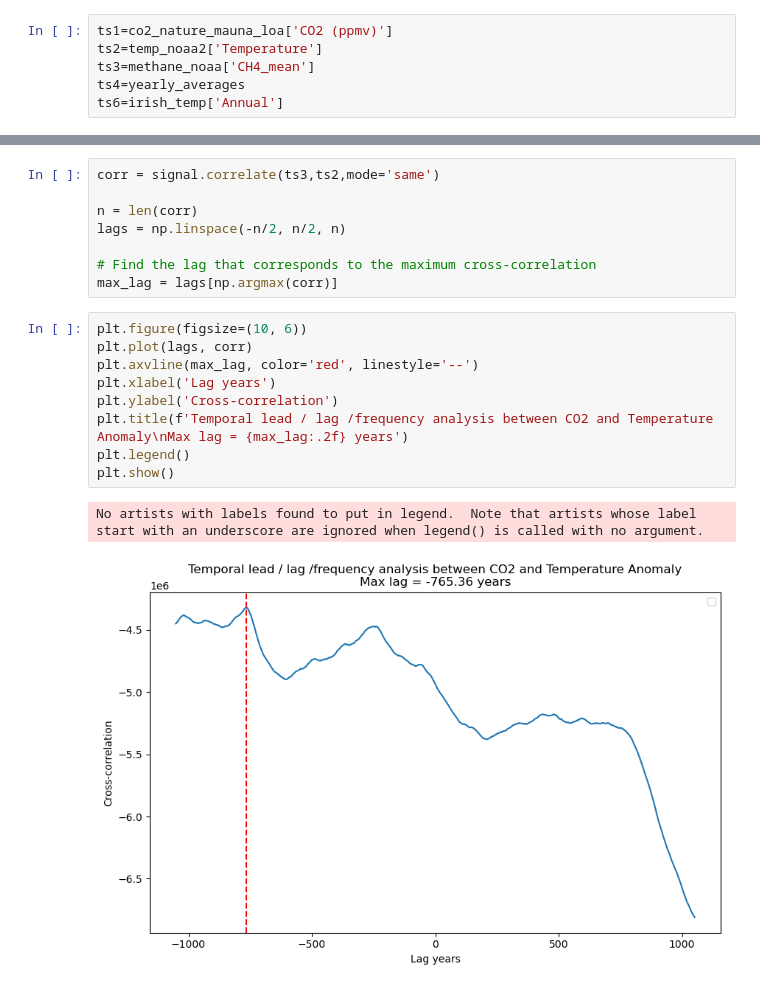
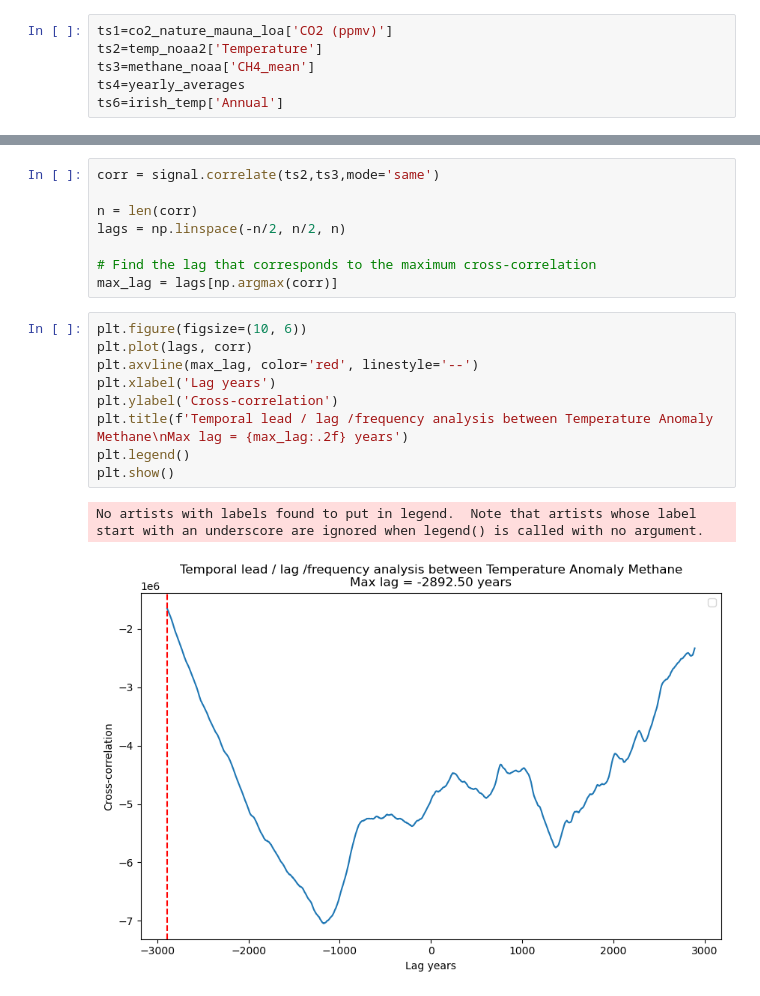
Before and after one commit to dectan/Programming-for-Data-Analysis-Project-2, a Jupyter notebook: test3.ipynb, the cells around one changed output, grey strips where cells are left out. Cells and saved outputs as stored; diff of their text form.

Commit message:
code for freq analysis added

```diff
--- a/test3.ipynb
+++ b/test3.ipynb
@@ -1045,5 +1075,5 @@ No artists with labels found to put in legend.  Note that artists whose label st
 # %%
-corr = signal.correlate(ts3,ts2,mode='same')
+corr = signal.correlate(ts2,ts3,mode='same')
 
 n = len(corr)
 lags = np.linspace(-n/2, n/2, n)
@@ -1053,12 +1083,12 @@ max_lag = lags[np.argmax(corr)]
 # %%
 plt.figure(figsize=(10, 6))
 plt.plot(lags, corr)
 plt.axvline(max_lag, color='red', linestyle='--')
 plt.xlabel('Lag years')
 plt.ylabel('Cross-correlation')
-plt.title(f'Temporal lead / lag /frequency analysis between CO2 and Temperature Anomaly\nMax lag = {max_lag:.2f} years')
+plt.title(f'Temporal lead / lag /frequency analysis between Temperature Anomaly Methane\nMax lag = {max_lag:.2f} years')
 plt.legend()
 plt.show()
 # %% [output]
 No artists with labels found to put in legend.  Note that artists whose label start with an underscore are ignored when legend() is called with no argument.
-[figure, old version]
+[figure, new version]
```
Also changed, not shown: parts of 14 cells of this notebook.
